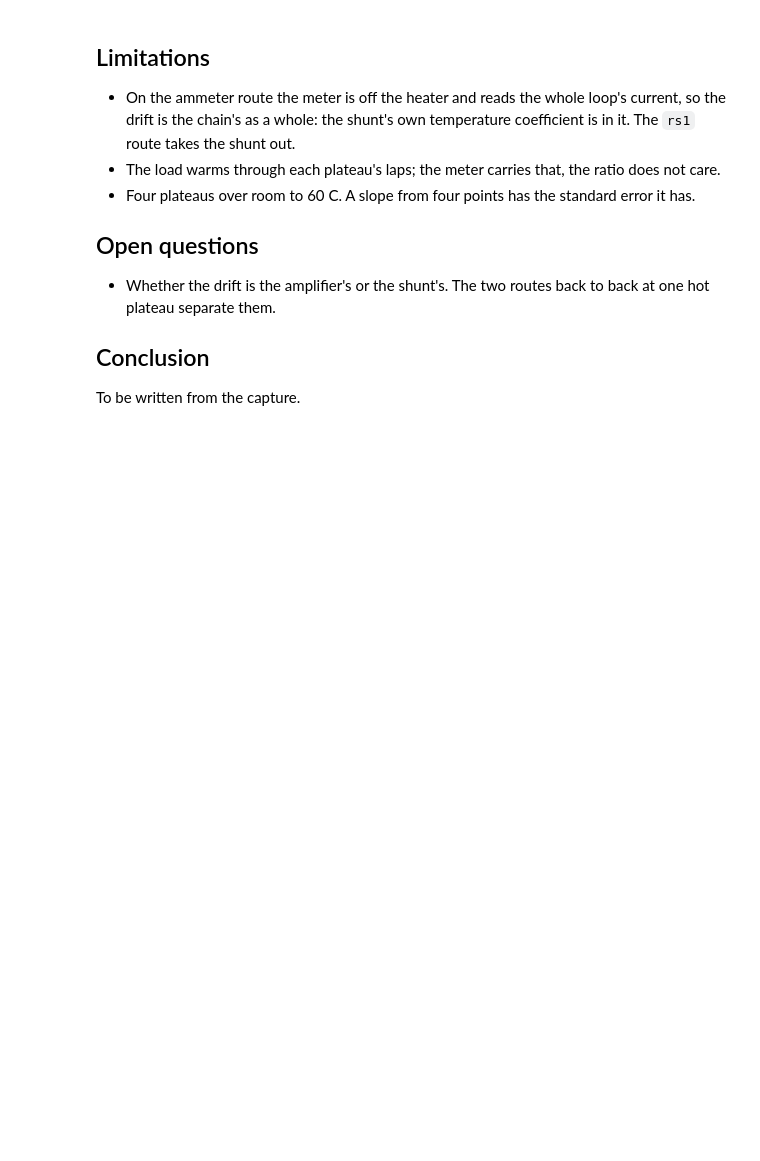
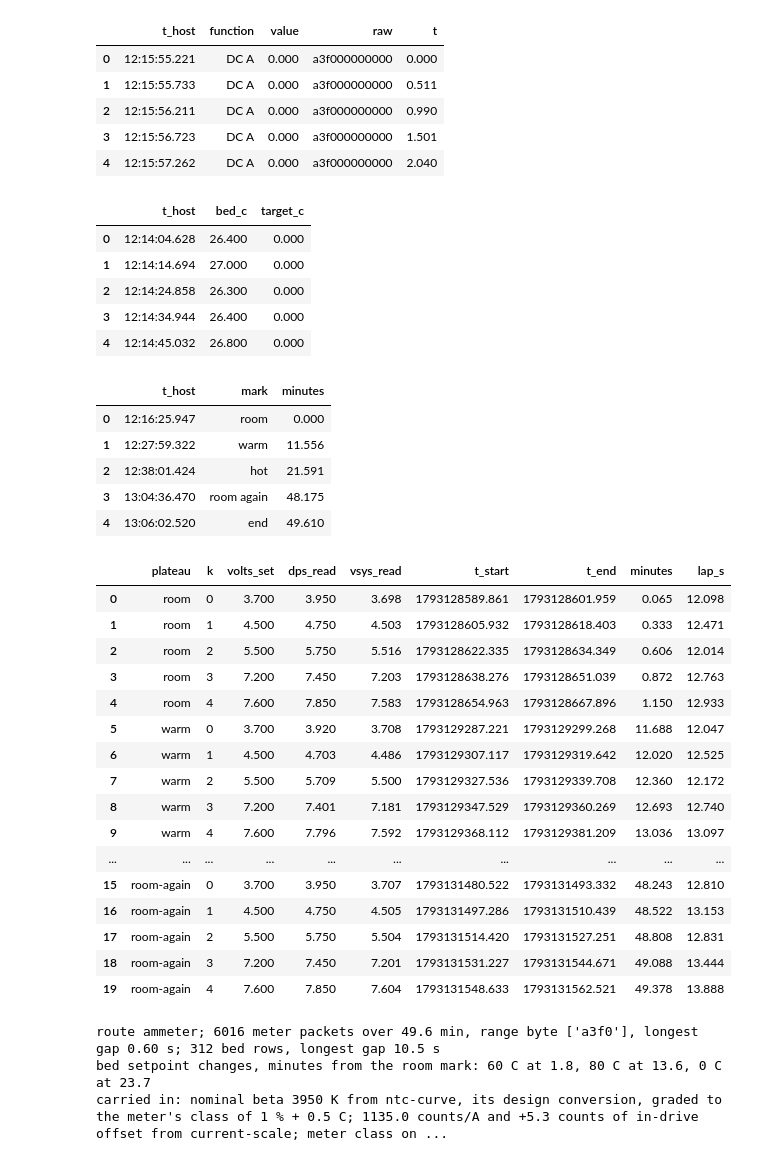
Before and after one commit to OpenServoCore/notebooks, a Jupyter notebook: stages/1-board/opamp-temperature/opamp-temperature.ipynb, the cells around one changed output. Saved outputs shown, nothing was run; the diff lists cells and outputs as text; code cells hidden in the pictures; blank space fills up the shorter version.

```diff
--- a/stages/1-board/opamp-temperature/opamp-temperature.ipynb
+++ b/stages/1-board/opamp-temperature/opamp-temperature.ipynb
@@ -105,14 +56,64 @@ results.write("1-board", "opamp-temperature", CAPTURE, pair=BOARD.key,
-# %% [markdown]
-## Limitations
-
-- On the ammeter route the meter is off the heater and reads the whole loop's current, so the drift is the chain's as a whole: the shunt's own temperature coefficient is in it. The `rs1` route takes the shunt out.
-- The load warms through each plateau's laps; the meter carries that, the ratio does not care.
-- Four plateaus over room to 60 C. A slope from four points has the standard error it has.
-
-## Open questions
-
-- Whether the drift is the amplifier's or the shunt's. The two routes back to back at one hot plateau separate them.
-
-## Conclusion
-
-To be written from the capture.
+# %%
+dmm = b41t.load(CAPTURE / "dmm.csv")                                  # one row per meter packet: t_host, function, value (A), raw
+marks = pd.read_csv(CAPTURE / "marks.csv")                            # the host time of each prompt
+heater = pd.read_csv(CAPTURE / "heater.csv")                          # the bed's own thermistor and setpoint, a side note on the rig
+route = (CAPTURE / "route.txt").read_text().strip()                   # ammeter: the meter in series with the load
+levels = pd.concat([pd.read_csv(CAPTURE / p / "levels.csv").assign(plateau=p) for p in PLATEAUS], ignore_index=True)   # every lap of every plateau
+NC = results.read("1-board", "ntc-curve", pair=BOARD.key)             # the nominal beta, the design conversion that turns the NTC count into degrees
+CS = results.read("1-board", "current-scale", pair=BOARD.key)         # the room-temperature chain, same board and meter route, the day before
+DMM = results.read("0-instruments", "dmm")                            # the meter's class on the 20 A range
+BETA = NC["beta_nominal"]["value"]
+mt = marks.set_index("mark")["t_host"]                                # the marks by name
+t0 = mt["room"]                                                       # the room mark, time zero for the run
+tm = lambda t: (np.asarray(t, float) - t0) / 60                       # host seconds to minutes from the room mark
+dmm = dmm[dmm["function"] == "DC A"].dropna(subset=["value"]).reset_index(drop=True)
+setp = heater[heater["target_c"].diff().fillna(0) != 0]               # the rows where the bed's setpoint changed
+show(dmm); show(heater)
+show(marks.assign(minutes=tm(marks["t_host"])), n=None)
+show(levels[["plateau", "k", "volts_set", "dps_read", "vsys_read", "t_start", "t_end"]].assign(minutes=tm(levels["t_start"]), lap_s=levels["t_end"] - levels["t_start"]), n=None)
+print(f"route {route}; {len(dmm)} meter packets over {tm(dmm['t_host'].iloc[-1]):.1f} min, range byte {dmm['raw'].str[:4].unique().tolist()}, longest gap {np.diff(dmm['t_host']).max():.2f} s; "
+      f"{len(heater)} bed rows, longest gap {np.diff(heater['t_host']).max():.1f} s")
+print("bed setpoint changes, minutes from the room mark: " + ", ".join(f"{r['target_c']:.0f} C at {tm(r['t_host']):.1f}" for _, r in setp.iterrows()))
+print(f"carried in: nominal beta {BETA:.0f} K from ntc-curve, its design conversion, graded to the meter's class of "
+      f"{DMM['accuracy']['temp_c']['pct']['value']:g} % + {DMM['accuracy']['temp_c']['fixed']['value']:g} C; "
+      f"{CS['counts_per_a']['value']:.1f} counts/A and {CS['drive_offset_counts']['value']:+.1f} counts of in-drive offset from current-scale; "
+      f"meter class on the 20 A range {DMM['accuracy']['dc_a_20a']['pct']['value']:g} % + {DMM['accuracy']['dc_a_20a']['fixed']['value'] * 1e3:.0f} mA, {DMM['accuracy']['dc_a_20a']['step']['value'] * 1e3:.0f} mA steps")
+# %% [output]
+|  | t_host | function | value | raw | t |
+| 0 | 12:15:55.221 | DC A | 0.000 | a3f000000000 | 0.000 |
+| 1 | 12:15:55.733 | DC A | 0.000 | a3f000000000 | 0.511 |
+| 2 | 12:15:56.211 | DC A | 0.000 | a3f000000000 | 0.990 |
+| 3 | 12:15:56.723 | DC A | 0.000 | a3f000000000 | 1.501 |
+| 4 | 12:15:57.262 | DC A | 0.000 | a3f000000000 | 2.040 |
+|  | t_host | bed_c | target_c |
+| 0 | 12:14:04.628 | 26.400 | 0.000 |
+| 1 | 12:14:14.694 | 27.000 | 0.000 |
+| 2 | 12:14:24.858 | 26.300 | 0.000 |
+| 3 | 12:14:34.944 | 26.400 | 0.000 |
+| 4 | 12:14:45.032 | 26.800 | 0.000 |
+|  | t_host | mark | minutes |
+| 0 | 12:16:25.947 | room | 0.000 |
+| 1 | 12:27:59.322 | warm | 11.556 |
+| 2 | 12:38:01.424 | hot | 21.591 |
+| 3 | 13:04:36.470 | room again | 48.175 |
+| 4 | 13:06:02.520 | end | 49.610 |
+|  | plateau | k | volts_set | dps_read | vsys_read | t_start | t_end | minutes | lap_s |
+| 0 | room | 0 | 3.700 | 3.950 | 3.698 | 1793128589.861 | 1793128601.959 | 0.065 | 12.098 |
+| 1 | room | 1 | 4.500 | 4.750 | 4.503 | 1793128605.932 | 1793128618.403 | 0.333 | 12.471 |
+| 2 | room | 2 | 5.500 | 5.750 | 5.516 | 1793128622.335 | 1793128634.349 | 0.606 | 12.014 |
+| 3 | room | 3 | 7.200 | 7.450 | 7.203 | 1793128638.276 | 1793128651.039 | 0.872 | 12.763 |
+| 4 | room | 4 | 7.600 | 7.850 | 7.583 | 1793128654.963 | 1793128667.896 | 1.150 | 12.933 |
+| 5 | warm | 0 | 3.700 | 3.920 | 3.708 | 1793129287.221 | 1793129299.268 | 11.688 | 12.047 |
+| 6 | warm | 1 | 4.500 | 4.703 | 4.486 | 1793129307.117 | 1793129319.642 | 12.020 | 12.525 |
+| 7 | warm | 2 | 5.500 | 5.709 | 5.500 | 1793129327.536 | 1793129339.708 | 12.360 | 12.172 |
+| 8 | warm | 3 | 7.200 | 7.401 | 7.181 | 1793129347.529 | 1793129360.269 | 12.693 | 12.740 |
+| 9 | warm | 4 | 7.600 | 7.796 | 7.592 | 1793129368.112 | 1793129381.209 | 13.036 | 13.097 |
+| ... | ... | ... | ... | ... | ... | ... | ... | ... | ... |
+| 15 | room-again | 0 | 3.700 | 3.950 | 3.707 | 1793131480.522 | 1793131493.332 | 48.243 | 12.810 |
+| 16 | room-again | 1 | 4.500 | 4.750 | 4.505 | 1793131497.286 | 1793131510.439 | 48.522 | 13.153 |
+| 17 | room-again | 2 | 5.500 | 5.750 | 5.504 | 1793131514.420 | 1793131527.251 | 48.808 | 12.831 |
+| 18 | room-again | 3 | 7.200 | 7.450 | 7.201 | 1793131531.227 | 1793131544.671 | 49.088 | 13.444 |
+| 19 | room-again | 4 | 7.600 | 7.850 | 7.604 | 1793131548.633 | 1793131562.521 | 49.378 | 13.888 |
+route ammeter; 6016 meter packets over 49.6 min, range byte ['a3f0'], longest gap 0.60 s; 312 bed rows, longest gap 10.5 s
+bed setpoint changes, minutes from the room mark: 60 C at 1.8, 80 C at 13.6, 0 C at 23.7
+carried in: nominal beta 3950 K from ntc-curve, its design conversion, graded to the meter's class of 1 % + 0.5 C; 1135.0 counts/A and +5.3 counts of in-drive offset from current-scale; meter class on ...
```
Also changed, not shown: parts of 22 cells of this notebook, 50 other files.
